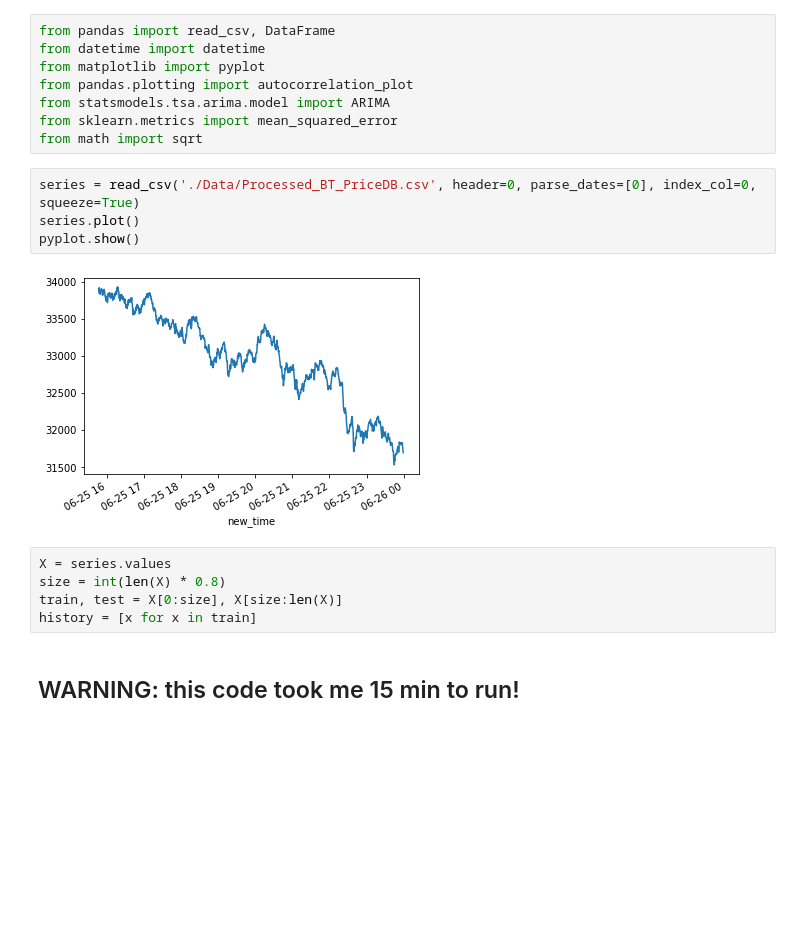
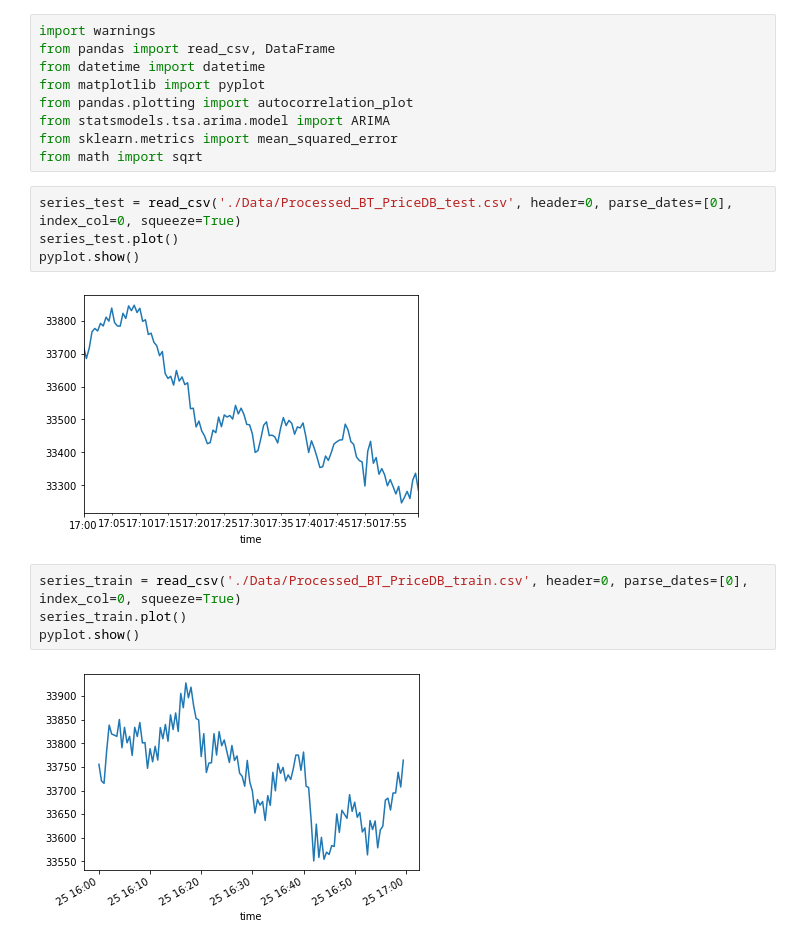
Before and after one commit to MZ195/JS-Realtime-Dashboard, a Jupyter notebook: ARIMA_TEST.ipynb, the cells around one changed output. Saved outputs shown, nothing was run; the diff lists cells and outputs as text; blank space fills up the shorter version.

```diff
--- a/ARIMA_TEST.ipynb
+++ b/ARIMA_TEST.ipynb
@@ -1,4 +1,5 @@
 # %%
+import warnings
 from pandas import read_csv, DataFrame
 from datetime import datetime
 from matplotlib import pyplot
@@ -7,15 +8,14 @@ from statsmodels.tsa.arima.model import ARIMA
 from sklearn.metrics import mean_squared_error
 from math import sqrt
 # %%
-series = read_csv('./Data/Processed_BT_PriceDB.csv', header=0, parse_dates=[0], index_col=0, squeeze=True)
-series.plot()
+series_test = read_csv('./Data/Processed_BT_PriceDB_test.csv', header=0, parse_dates=[0], index_col=0, squeeze=True)
+series_test.plot()
 pyplot.show()
 # %% [output]
-[figure, old version]
+[figure, new version]
-# %%
-X = series.values
-size = int(len(X) * 0.8)
-train, test = X[0:size], X[size:len(X)]
-history = [x for x in train]
-# %% [markdown]
-## WARNING: this code took me 15 min to run!
+# %%
+series_train = read_csv('./Data/Processed_BT_PriceDB_train.csv', header=0, parse_dates=[0], index_col=0, squeeze=True)
+series_train.plot()
+pyplot.show()
+# %% [output]
+[figure, added]
```
Also changed, not shown: parts of 9 cells of this notebook, 16 other files.
